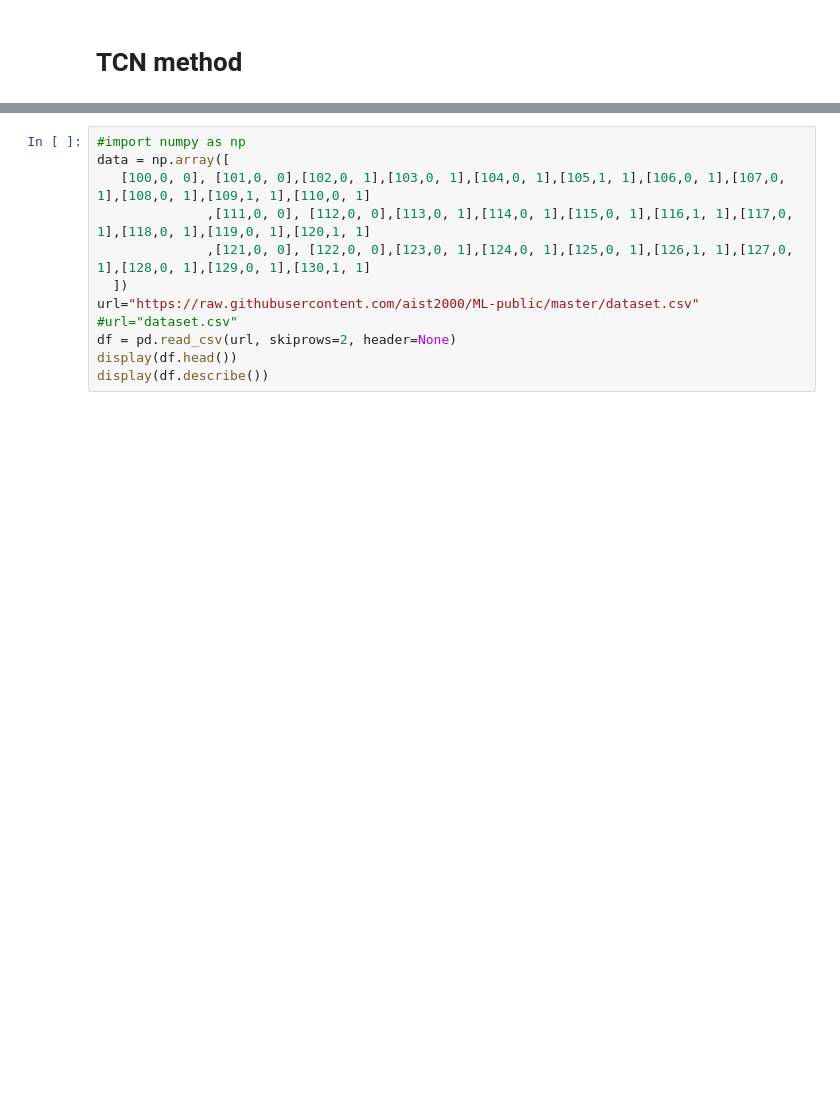
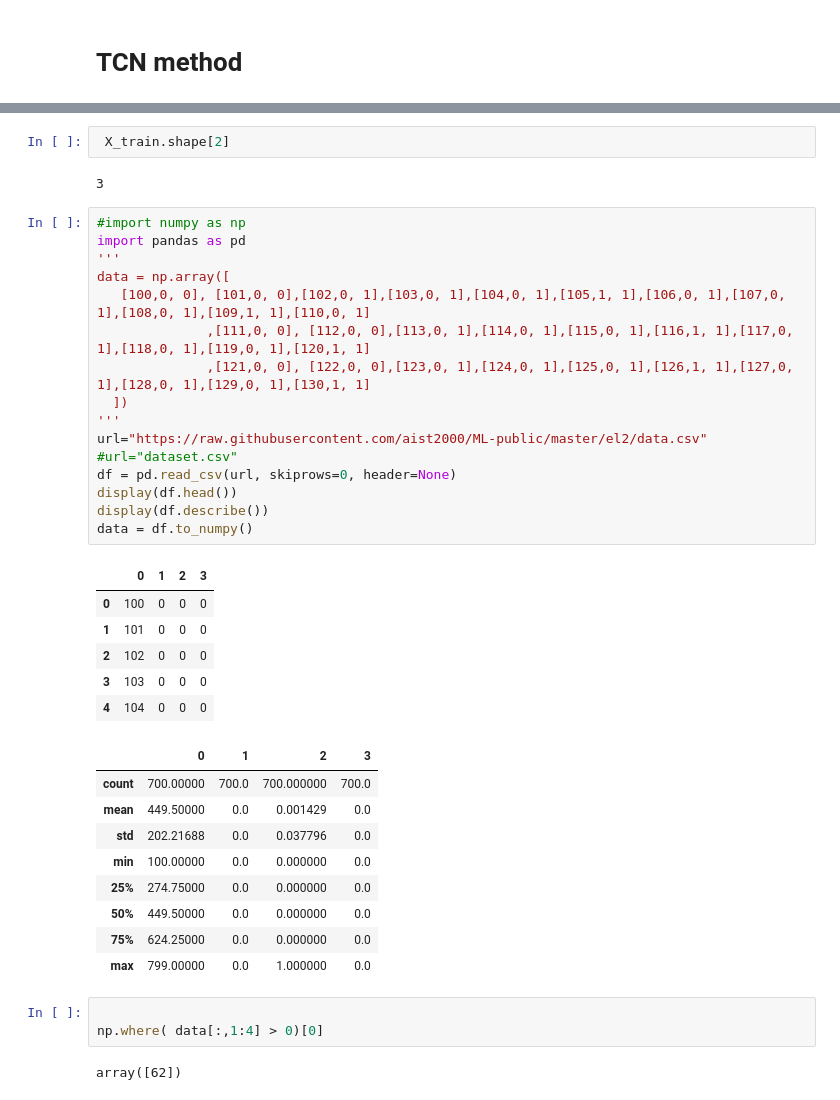
Before and after one commit to aist2000/ML-public, a Jupyter notebook: el2/TCN.ipynb, the cells around one changed output, grey strips where cells are left out. Saved outputs shown, nothing was run; the diff lists cells and outputs as text; blank space fills up the shorter version.

```diff
--- a/el2/TCN.ipynb
+++ b/el2/TCN.ipynb
@@ -85,12 +85,41 @@ def predict_anomalies(model, X_test, threshold=0.1, stride=1):
+# %%
+ X_train.shape[2]
+# %% [output]
+3
 # %%
 #import numpy as np
+import pandas as pd
+'''
 data = np.array([
    [100,0, 0], [101,0, 0],[102,0, 1],[103,0, 1],[104,0, 1],[105,1, 1],[106,0, 1],[107,0, 1],[108,0, 1],[109,1, 1],[110,0, 1]
               ,[111,0, 0], [112,0, 0],[113,0, 1],[114,0, 1],[115,0, 1],[116,1, 1],[117,0, 1],[118,0, 1],[119,0, 1],[120,1, 1]
               ,[121,0, 0], [122,0, 0],[123,0, 1],[124,0, 1],[125,0, 1],[126,1, 1],[127,0, 1],[128,0, 1],[129,0, 1],[130,1, 1]
   ])
-url="https://raw.githubusercontent.com/aist2000/ML-public/master/dataset.csv"
+'''
+url="https://raw.githubusercontent.com/aist2000/ML-public/master/el2/data.csv"
 #url="dataset.csv"
-df = pd.read_csv(url, skiprows=2, header=None)
+df = pd.read_csv(url, skiprows=0, header=None)
 display(df.head())
 display(df.describe())
+data = df.to_numpy()
+# %% [output]
+|  | 0 | 1 | 2 | 3 |
+| 0 | 100 | 0 | 0 | 0 |
+| 1 | 101 | 0 | 0 | 0 |
+| 2 | 102 | 0 | 0 | 0 |
+| 3 | 103 | 0 | 0 | 0 |
+| 4 | 104 | 0 | 0 | 0 |
+|  | 0 | 1 | 2 | 3 |
+| count | 700.00000 | 700.0 | 700.000000 | 700.0 |
+| mean | 449.50000 | 0.0 | 0.001429 | 0.0 |
+| std | 202.21688 | 0.0 | 0.037796 | 0.0 |
+| min | 100.00000 | 0.0 | 0.000000 | 0.0 |
+| 25% | 274.75000 | 0.0 | 0.000000 | 0.0 |
+| 50% | 449.50000 | 0.0 | 0.000000 | 0.0 |
+| 75% | 624.25000 | 0.0 | 0.000000 | 0.0 |
+| max | 799.00000 | 0.0 | 1.000000 | 0.0 |
+# %%
+
+np.where( data[:,1:4] > 0)[0]
+# %% [output]
+array([62])
```
Also changed, not shown: parts of 21 cells of this notebook.
